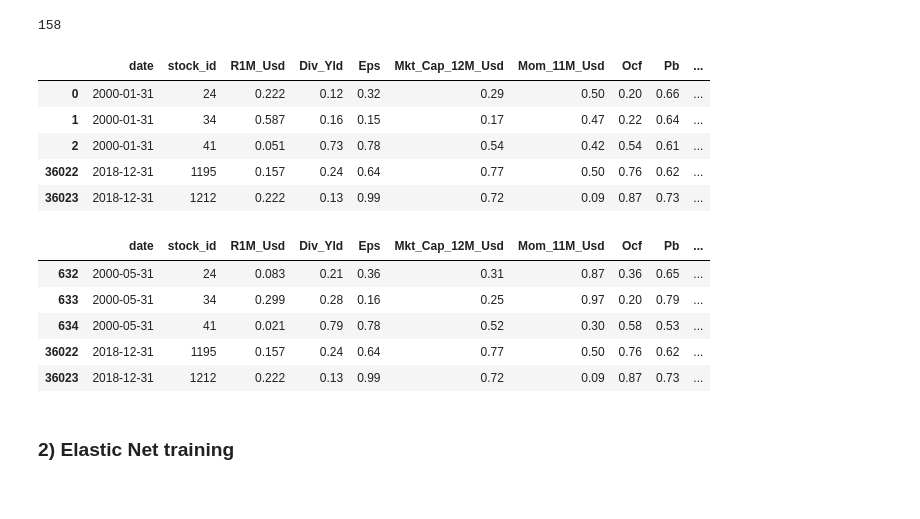
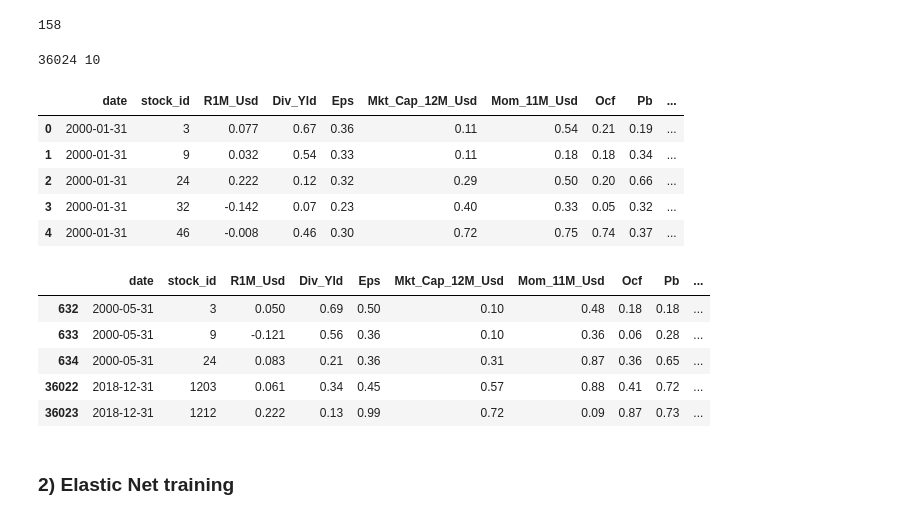
Before and after one commit to fernandorosa98/ml_factorinv, a Jupyter notebook: notebooks/5_penalizedregressions/MLF_5_mine.ipynb, the cells around one changed output. Saved outputs shown, nothing was run; the diff lists cells and outputs as text; code cells hidden in the pictures.

```diff
--- a/notebooks/5_penalizedregressions/MLF_5_mine.ipynb
+++ b/notebooks/5_penalizedregressions/MLF_5_mine.ipynb
@@ -24,23 +23,26 @@ os.chdir('C:\\Users\\ferna\\OneDrive\\Downloads\\Code\\Python\\ML_Factor')
 from data.data_load import *
 # %%
 # Selection of 20% of stock_ids_short (Careful in real application, has survivorship bias. I use only for simplification).
-stock_ids_selected = selected = random.sample(stock_ids_short, k=int(0.2 * len(stock_ids_short)))
+stock_ids_selected = random.sample(stock_ids_short, k=int(0.2 * len(stock_ids_short)))
 len(stock_ids_selected)
 # %% [output]
 158
 # %%
 # Filtering for stock_ids_selected and features_short
 data_ml_selected = data_ml.loc[data_ml['stock_id'].isin(stock_ids_selected), ['date', 'stock_id','R1M_Usd'] + features_short]
 data_ml_selected = data_ml_selected.sort_values(by=['date', 'stock_id'], ascending=True)
 data_ml_selected.index = range(data_ml_selected.shape[0])
-data_ml_selected.iloc[[0,1,2,-2,-1]]
+
+print(data_ml_selected.shape[0], data_ml_selected.shape[1])
+data_ml_selected.head()
 # %% [output]
+36024 10
 |  | date | stock_id | R1M_Usd | Div_Yld | Eps | Mkt_Cap_12M_Usd | Mom_11M_Usd | Ocf | Pb | ... |
-| 0 | 2000-01-31 | 24 | 0.222 | 0.12 | 0.32 | 0.29 | 0.50 | 0.20 | 0.66 | ... |
-| 1 | 2000-01-31 | 34 | 0.587 | 0.16 | 0.15 | 0.17 | 0.47 | 0.22 | 0.64 | ... |
-| 2 | 2000-01-31 | 41 | 0.051 | 0.73 | 0.78 | 0.54 | 0.42 | 0.54 | 0.61 | ... |
-| 36022 | 2018-12-31 | 1195 | 0.157 | 0.24 | 0.64 | 0.77 | 0.50 | 0.76 | 0.62 | ... |
-| 36023 | 2018-12-31 | 1212 | 0.222 | 0.13 | 0.99 | 0.72 | 0.09 | 0.87 | 0.73 | ... |
+| 0 | 2000-01-31 | 3 | 0.077 | 0.67 | 0.36 | 0.11 | 0.54 | 0.21 | 0.19 | ... |
+| 1 | 2000-01-31 | 9 | 0.032 | 0.54 | 0.33 | 0.11 | 0.18 | 0.18 | 0.34 | ... |
+| 2 | 2000-01-31 | 24 | 0.222 | 0.12 | 0.32 | 0.29 | 0.50 | 0.20 | 0.66 | ... |
+| 3 | 2000-01-31 | 32 | -0.142 | 0.07 | 0.23 | 0.40 | 0.33 | 0.05 | 0.32 | ... |
+| 4 | 2000-01-31 | 46 | -0.008 | 0.46 | 0.30 | 0.72 | 0.75 | 0.74 | 0.37 | ... |
 # %%
 # Adding lags of dependent variable - may introduce endogeneity if the errors are serially correlated.
 # Add 4 lags
@@ -52,13 +54,13 @@ for ll in range(1,nlags+1):
 # REMOVE NAN
 data_ml_selected_lags = data_ml_selected_lags.dropna()
 # %%
-data_ml_selected_lags.iloc[[0,1,2,-2,-1]]
+data_ml_selected_lags.iloc[[0,1,2,-2,-1],:]
 # %% [output]
 |  | date | stock_id | R1M_Usd | Div_Yld | Eps | Mkt_Cap_12M_Usd | Mom_11M_Usd | Ocf | Pb | ... |
-| 632 | 2000-05-31 | 24 | 0.083 | 0.21 | 0.36 | 0.31 | 0.87 | 0.36 | 0.65 | ... |
-| 633 | 2000-05-31 | 34 | 0.299 | 0.28 | 0.16 | 0.25 | 0.97 | 0.20 | 0.79 | ... |
-| 634 | 2000-05-31 | 41 | 0.021 | 0.79 | 0.78 | 0.52 | 0.30 | 0.58 | 0.53 | ... |
-| 36022 | 2018-12-31 | 1195 | 0.157 | 0.24 | 0.64 | 0.77 | 0.50 | 0.76 | 0.62 | ... |
+| 632 | 2000-05-31 | 3 | 0.050 | 0.69 | 0.50 | 0.10 | 0.48 | 0.18 | 0.18 | ... |
+| 633 | 2000-05-31 | 9 | -0.121 | 0.56 | 0.36 | 0.10 | 0.36 | 0.06 | 0.28 | ... |
+| 634 | 2000-05-31 | 24 | 0.083 | 0.21 | 0.36 | 0.31 | 0.87 | 0.36 | 0.65 | ... |
+| 36022 | 2018-12-31 | 1203 | 0.061 | 0.34 | 0.45 | 0.57 | 0.88 | 0.41 | 0.72 | ... |
 | 36023 | 2018-12-31 | 1212 | 0.222 | 0.13 | 0.99 | 0.72 | 0.09 | 0.87 | 0.73 | ... |
 # %% [markdown]
 ### 2) Elastic Net training
```
Also changed, not shown: parts of 7 cells of this notebook, 3 other files.
